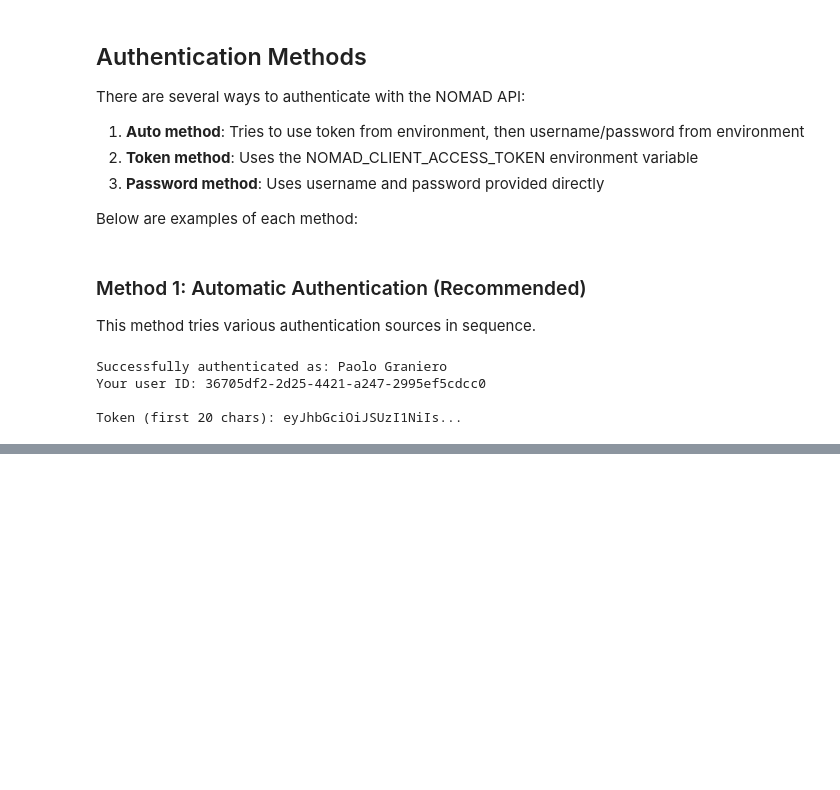
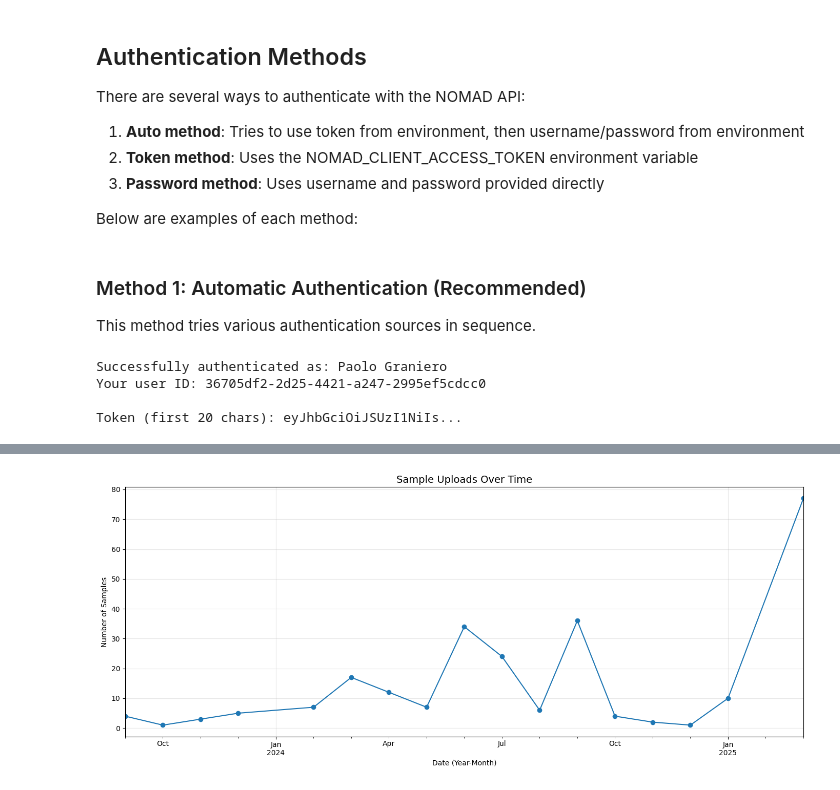
Before and after one commit to paolog8/NOMAD-Tools, a Jupyter notebook: explore-data.ipynb, the cells around one changed output, grey strips where cells are left out. Saved outputs shown, nothing was run; the diff lists cells and outputs as text; code cells hidden in the pictures; blank space fills up the shorter version.

```diff
--- a/explore-data.ipynb
+++ b/explore-data.ipynb
@@ -100,0 +303,6 @@ response["data"]
+# %%
+# Convert to DataFrame for easier analysis
+samples_df = pd.DataFrame(samples_data)
+
+# Display the first few rows
+samples_df.head()
@@ -100,0 +397,23 @@ response["data"]
+# %%
+# 2. Analyze sample creation over time
+
+# Convert upload_create_time to datetime
+samples_df['upload_date'] = pd.to_datetime(samples_df['upload_create_time'])
+
+# Extract year and month for time series analysis
+samples_df['year_month'] = samples_df['upload_date'].dt.to_period('M')
+
+# Count samples by month
+time_series = samples_df.groupby('year_month').size()
+
+# Plot time series
+plt.figure(figsize=(14, 6))
+time_series.plot(kind='line', marker='o')
+plt.title('Sample Uploads Over Time', fontsize=14)
+plt.xlabel('Date (Year-Month)')
+plt.ylabel('Number of Samples')
+plt.grid(True, alpha=0.3)
+plt.tight_layout()
+plt.show()
+# %% [output]
+[figure, added]
```
Also changed, not shown: parts of 32 cells of this notebook.
